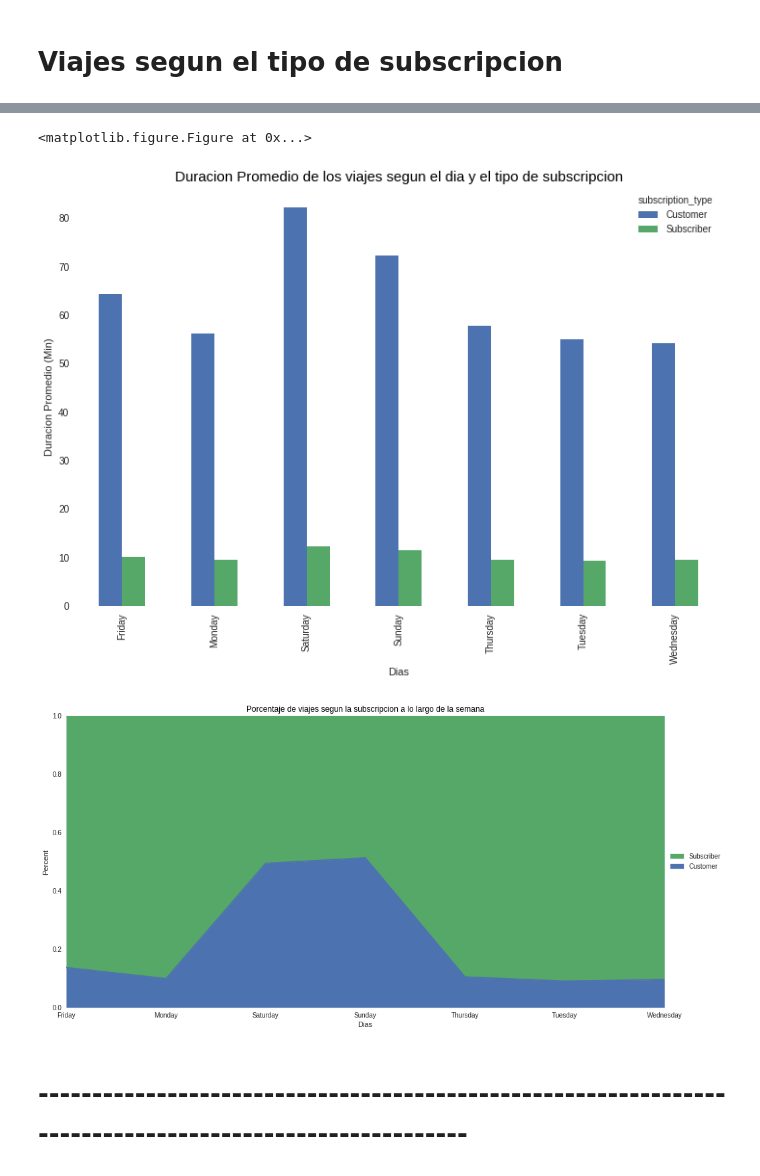
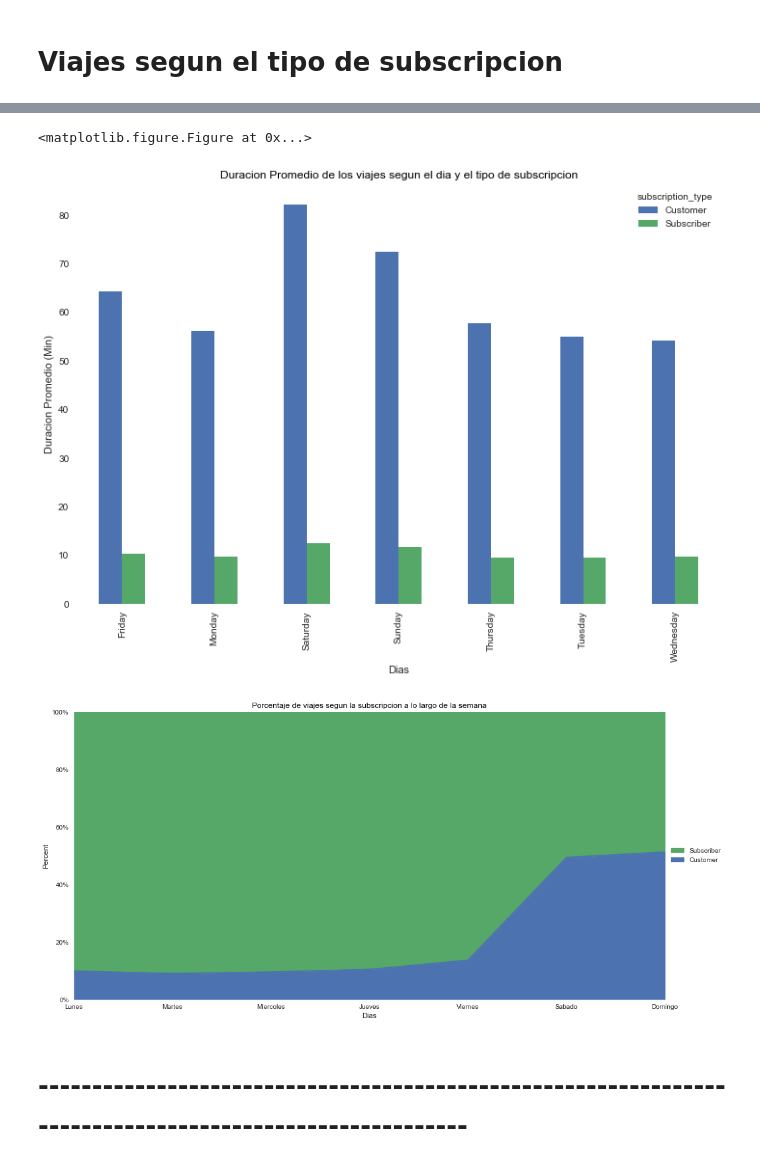
Before and after one commit to hernantain/Analisis-San-Francisco, a Jupyter notebook: analisis.ipynb, the cells around one changed output, grey strips where cells are left out. Cells and saved outputs as stored; diff of their text form; code cells hidden in the pictures.

```diff
--- a/analisis.ipynb
+++ b/analisis.ipynb
@@ -483,36 +489,38 @@ subscription_trips2 = pd.pivot_table(subscription_trips2,values='Avg Trip',colum
 
 f = plt.figure()
 ax = subscription_trips2.plot.bar(figsize=(12,8))
-plt.title('Duracion Promedio de los viajes segun el dia y el tipo de subscripcion', color='black', size=15)
+plt.title('Duracion Promedio de los viajes segun el dia y el tipo de subscripcion', color='black')
 ax.set_ylabel('Duracion Promedio (Min)');
 ax.set_xlabel('Dias');
 ax.set_facecolor('white')
 plt.show()
 # %% [output]
 <matplotlib.figure.Figure at 0x...>
-[figure, old version]
+[figure, new version]
 # %%
 subscription_trips3 = trip_meta.loc[:,['duration(min)','subscription_type','start_date2']]
-subscription_trips3['weekday'] = subscription_trips3['start_date2'].apply(lambda x: x.strftime("%A"))
+subscription_trips3['weekday'] = subscription_trips3['start_date2'].apply(lambda x: x.weekday())
 subscription_trips3 = subscription_trips3.loc[:,['duration(min)','subscription_type','weekday']].\
                                         groupby(['weekday','subscription_type']).agg([np.size])
 subscription_trips3 = pd.DataFrame(subscription_trips3.to_records())
 subscription_trips3.columns = ['weekday','subscription_type','trips']
 subscription_trips3 = pd.pivot_table(
                             subscription_trips3,values='trips',columns='subscription_type',index='weekday')
 subscription_trips3 = subscription_trips3.divide(subscription_trips3.sum(axis=1),axis=0)
 
 f = plt.figure()
 plt.title('Porcentaje de viajes segun la subscripcion a lo largo de la semana', color='black')
 ax = subscription_trips3.plot(kind='area', stacked=True,figsize=(16,8),ax=f.gca())
 handles, labels = ax.get_legend_handles_labels()
+ax.set_xticklabels(['Lunes','Martes','Miercoles','Jueves','Viernes','Sabado','Domingo'])
+ax.set_yticklabels(['0%','20%','40%','60%','80%','100%'])
 ax.set_ylabel('Percent');
 ax.set_xlabel('Dias');
 ax.set_ylim(0,1)
 plt.legend(handles[::-1], labels[::-1],loc='center left', bbox_to_anchor=(1.0, 0.5))
 plt.show()
 # %% [output]
-[figure, old version]
+[figure, new version]
 # %% [markdown]
 # --------------------------------------------------------------------------------------------------------
 # %% [markdown]
```
Also changed, not shown: parts of 18 cells of this notebook.
